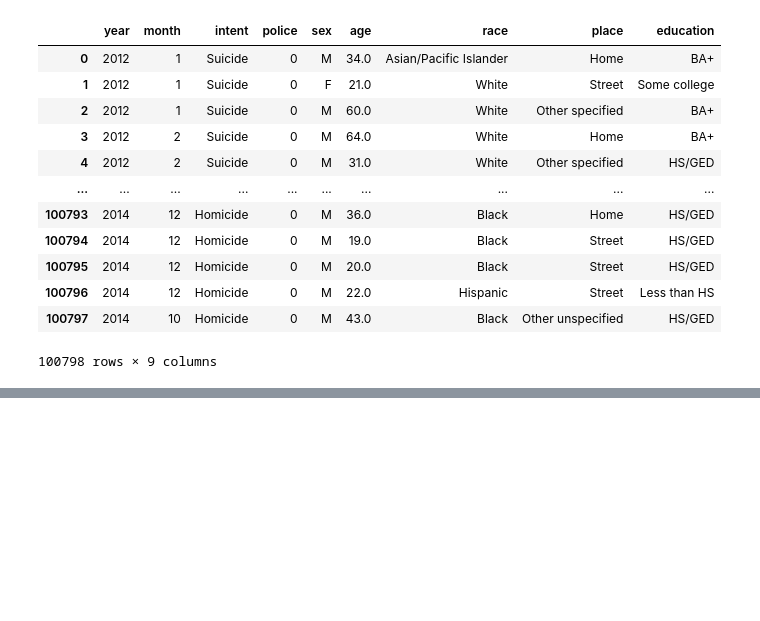
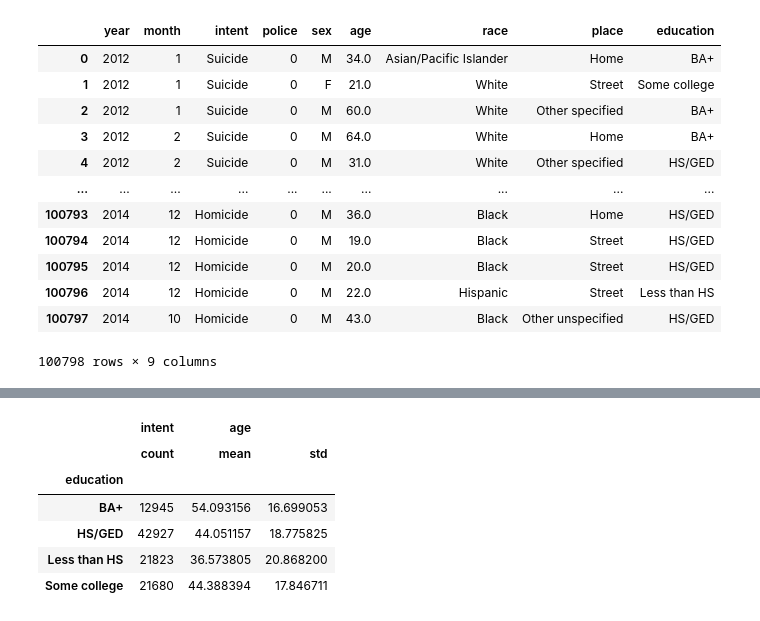
Before and after one commit to ubco-W2022T2-data301/project-group09, a Jupyter notebook: analysis/analysis1.ipynb, the cells around one changed output, grey strips where cells are left out. Saved outputs shown, nothing was run; the diff lists cells and outputs as text; code cells hidden in the pictures; blank space fills up the shorter version.

```diff
--- a/analysis/analysis1.ipynb
+++ b/analysis/analysis1.ipynb
@@ -123,0 +94,13 @@ sns.pairplot(data=data_cleaned)
+# %%
+#Sub setting data with only relevant columns
+df1 = data_cleaned[['age','sex','race','education','intent']]
+# Descriptive Statistics by Educational level
+df1.groupby('education').agg({'intent':'count','age':['mean','std']})
+# %% [output]
+|  | intent | age |  |
+|  | count | mean | std |
+| education |  |  |  |
+| BA+ | 12945 | 54.093156 | 16.699053 |
+| HS/GED | 42927 | 44.051157 | 18.775825 |
+| Less than HS | 21823 | 36.573805 | 20.868200 |
+| Some college | 21680 | 44.388394 | 17.846711 |
```
Also changed, not shown: parts of 10 cells of this notebook.
